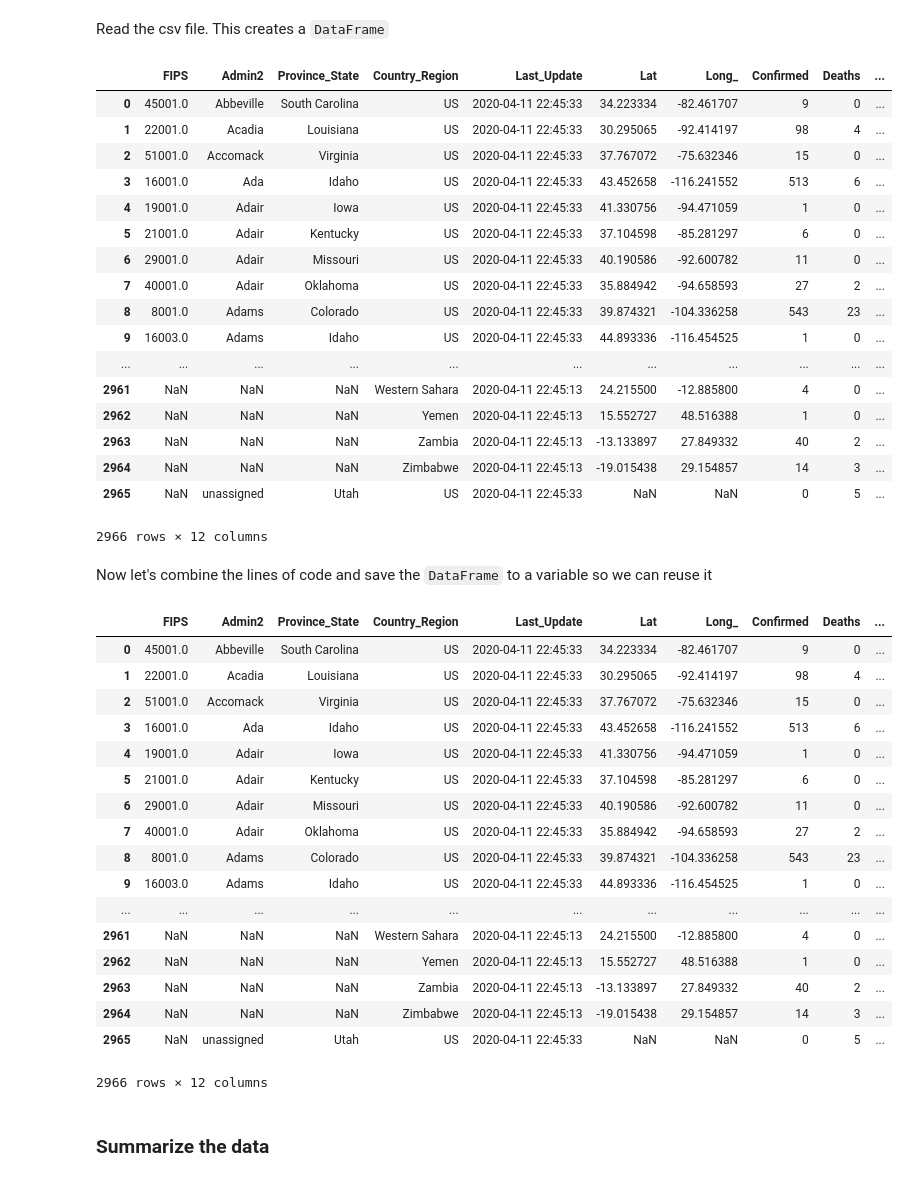
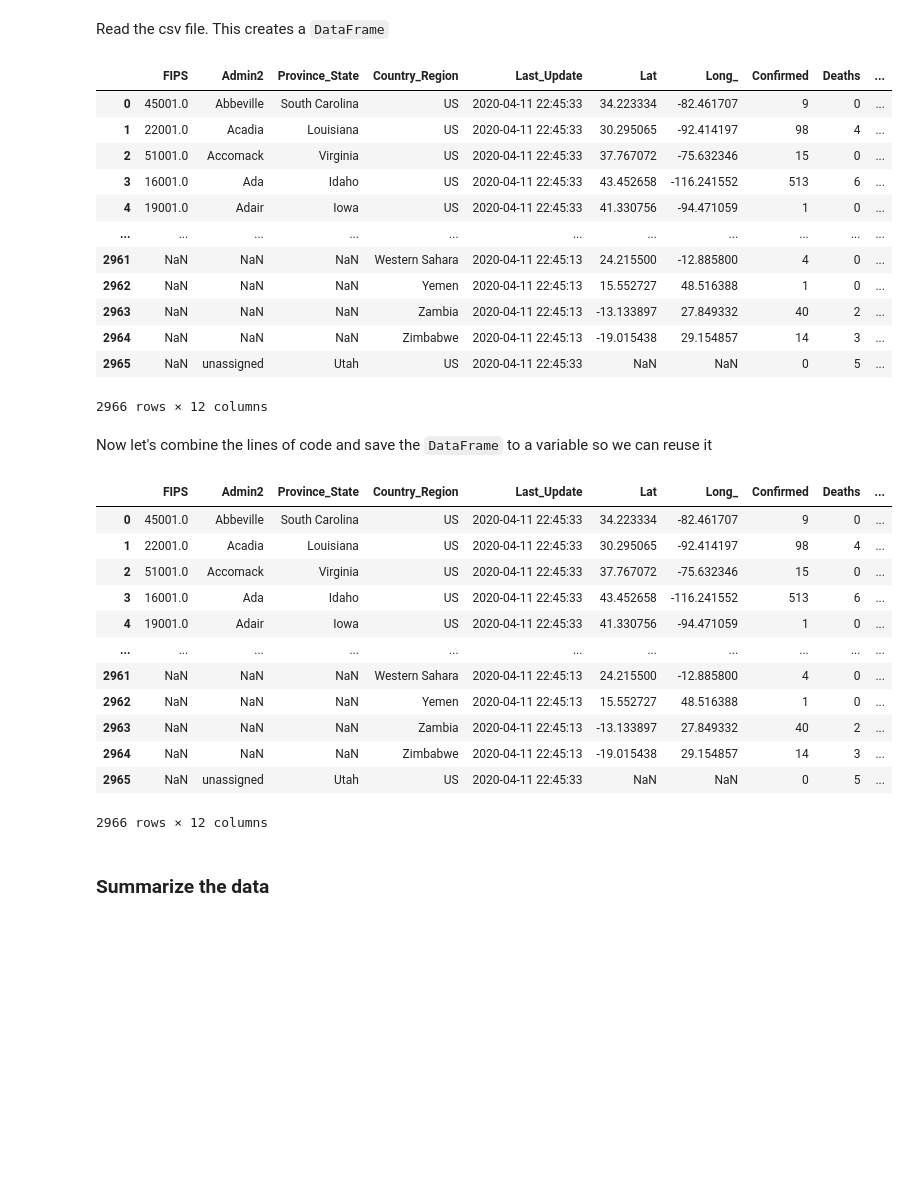
Before and after one commit to databricks/devrel, a Jupyter notebook: 2020-04-15 | Data Analysis with Pandas /Data-Analysis-with-Pandas.ipynb, the cells around one changed output. Drawn from its saved outputs; the diff is of its cells as text; code cells hidden in the pictures; blank space fills up the shorter version.

```diff
--- a/2020-04-15 | Data Analysis with Pandas /Data-Analysis-with-Pandas.ipynb
+++ b/2020-04-15 | Data Analysis with Pandas /Data-Analysis-with-Pandas.ipynb
@@ -99,19 +99,15 @@ import pandas as pd
 # %% [markdown]
 Read the csv file.  This creates a `DataFrame`
 # %%
-pd.read_csv("/dbfs/databricks-datasets/COVID/CSSEGISandData/csse_covid_19_data/csse_covid_19_daily_reports/04-11-2020.csv")
+dbutils.fs.cp("dbfs:/databricks-datasets/COVID/CSSEGISandData/csse_covid_19_data/csse_covid_19_daily_reports/04-11-2020.csv", "file:////tmp/covid.csv")
+pd.read_csv("file:////tmp/covid.csv")
 # %% [output]
 |  | FIPS | Admin2 | Province_State | Country_Region | Last_Update | Lat | Long_ | Confirmed | Deaths | ... |
 | 0 | 45001.0 | Abbeville | South Carolina | US | 2020-04-11 22:45:33 | 34.223334 | -82.461707 | 9 | 0 | ... |
 | 1 | 22001.0 | Acadia | Louisiana | US | 2020-04-11 22:45:33 | 30.295065 | -92.414197 | 98 | 4 | ... |
 | 2 | 51001.0 | Accomack | Virginia | US | 2020-04-11 22:45:33 | 37.767072 | -75.632346 | 15 | 0 | ... |
 | 3 | 16001.0 | Ada | Idaho | US | 2020-04-11 22:45:33 | 43.452658 | -116.241552 | 513 | 6 | ... |
 | 4 | 19001.0 | Adair | Iowa | US | 2020-04-11 22:45:33 | 41.330756 | -94.471059 | 1 | 0 | ... |
-| 5 | 21001.0 | Adair | Kentucky | US | 2020-04-11 22:45:33 | 37.104598 | -85.281297 | 6 | 0 | ... |
-| 6 | 29001.0 | Adair | Missouri | US | 2020-04-11 22:45:33 | 40.190586 | -92.600782 | 11 | 0 | ... |
-| 7 | 40001.0 | Adair | Oklahoma | US | 2020-04-11 22:45:33 | 35.884942 | -94.658593 | 27 | 2 | ... |
-| 8 | 8001.0 | Adams | Colorado | US | 2020-04-11 22:45:33 | 39.874321 | -104.336258 | 543 | 23 | ... |
-| 9 | 16003.0 | Adams | Idaho | US | 2020-04-11 22:45:33 | 44.893336 | -116.454525 | 1 | 0 | ... |
 | ... | ... | ... | ... | ... | ... | ... | ... | ... | ... | ... |
 | 2961 | NaN | NaN | NaN | Western Sahara | 2020-04-11 22:45:13 | 24.215500 | -12.885800 | 4 | 0 | ... |
 | 2962 | NaN | NaN | NaN | Yemen | 2020-04-11 22:45:13 | 15.552727 | 48.516388 | 1 | 0 | ... |
@@ -124,7 +120,7 @@ Now let's combine the lines of code and save the `DataFrame` to a variable so we
 # %%
 import pandas as pd
 
-df = pd.read_csv("/dbfs/databricks-datasets/COVID/CSSEGISandData/csse_covid_19_data/csse_covid_19_daily_reports/04-11-2020.csv")
+df = pd.read_csv("file:////tmp/covid.csv")
 
 df
 # %% [output]
@@ -134,11 +130,6 @@ df
 | 2 | 51001.0 | Accomack | Virginia | US | 2020-04-11 22:45:33 | 37.767072 | -75.632346 | 15 | 0 | ... |
 | 3 | 16001.0 | Ada | Idaho | US | 2020-04-11 22:45:33 | 43.452658 | -116.241552 | 513 | 6 | ... |
 | 4 | 19001.0 | Adair | Iowa | US | 2020-04-11 22:45:33 | 41.330756 | -94.471059 | 1 | 0 | ... |
-| 5 | 21001.0 | Adair | Kentucky | US | 2020-04-11 22:45:33 | 37.104598 | -85.281297 | 6 | 0 | ... |
-| 6 | 29001.0 | Adair | Missouri | US | 2020-04-11 22:45:33 | 40.190586 | -92.600782 | 11 | 0 | ... |
-| 7 | 40001.0 | Adair | Oklahoma | US | 2020-04-11 22:45:33 | 35.884942 | -94.658593 | 27 | 2 | ... |
-| 8 | 8001.0 | Adams | Colorado | US | 2020-04-11 22:45:33 | 39.874321 | -104.336258 | 543 | 23 | ... |
-| 9 | 16003.0 | Adams | Idaho | US | 2020-04-11 22:45:33 | 44.893336 | -116.454525 | 1 | 0 | ... |
 | ... | ... | ... | ... | ... | ... | ... | ... | ... | ... | ... |
 | 2961 | NaN | NaN | NaN | Western Sahara | 2020-04-11 22:45:13 | 24.215500 | -12.885800 | 4 | 0 | ... |
 | 2962 | NaN | NaN | NaN | Yemen | 2020-04-11 22:45:13 | 15.552727 | 48.516388 | 1 | 0 | ... |
```
Also changed, not shown: parts of 14 cells of this notebook, 1 other file.
